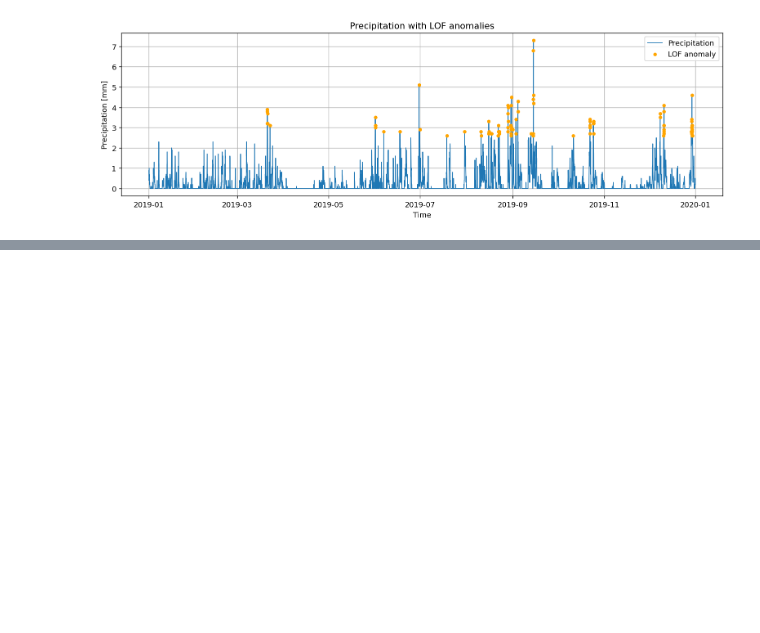
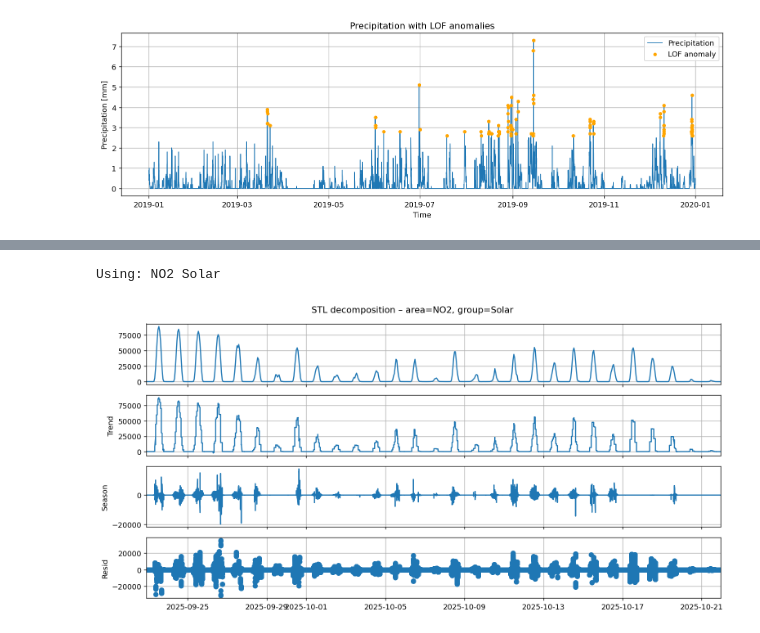
Before and after one commit to Viktoria0720/IND320_VY, a Jupyter notebook: ASSIGNMENTS/PART2/notebooks/IND320_VY_v3.ipynb, the cells around one changed output, grey strips where cells are left out. Saved outputs shown, nothing was run; the diff lists cells and outputs as text; code cells hidden in the pictures; blank space fills up the shorter version.

```diff
--- a/ASSIGNMENTS/PART2/notebooks/IND320_VY_v3.ipynb
+++ b/ASSIGNMENTS/PART2/notebooks/IND320_VY_v3.ipynb
@@ -441,0 +303,55 @@ mongodb://127.0.0.1:27017                     -> OK           DBs: ['admin', 'co
+# %%
+def stl_decompose_production(
+    prod_df: pd.DataFrame,
+    area: str = "NO5",
+    group: str = "Hydro",
+    period: int = 24,      # hourly seasonal period; daily data -> 7 or 365
+    seasonal: int = 13,
+    trend: int = 101,
+    robust: bool = True,
+):
+    """
+    Returns (fig, stl_result). Expects columns: time, area, group, production.
+    """
+    for col in ["time", "production"]:
+        if col not in prod_df.columns:
+            raise ValueError(f"Missing required column '{col}'")
+
+    df = prod_df.copy()
+    if "area" not in df.columns:  df["area"] = area
+    if "group" not in df.columns: df["group"] = group
+
+    df = df[(df["area"] == area) & (df["group"] == group)].sort_values("time")
+    if df.empty:
+        raise ValueError(f"No data for area={area}, group={group}")
+
+    y = pd.Series(df["production"].to_numpy(float), index=pd.to_datetime(df["time"]))
+    res = STL(y, period=period, seasonal=seasonal, trend=trend, robust=robust).fit()
+
+    fig = res.plot()
+    fig.set_size_inches(12, 6)
+    fig.suptitle(f"STL decomposition – area={area}, group={group}")
+    fig.tight_layout()
+    return fig, res
+
+# Choose existing filters
+areas  = prod_df["area"].dropna().unique().tolist() if "area" in prod_df.columns else ["NO1"]
+groups = prod_df["group"].dropna().unique().tolist() if "group" in prod_df.columns else ["Hydro"]
+AREA_FOR_STL  = areas[0]
+GROUP_FOR_STL = groups[0]
+print("Using:", AREA_FOR_STL, GROUP_FOR_STL)
+
+# Test
+if not prod_df.empty:
+    fig_stl, stl_res = stl_decompose_production(
+        prod_df,
+        area=AREA_FOR_STL,
+        group=GROUP_FOR_STL,
+        period=24, seasonal=13, trend=101, robust=True
+    )
+    plt.show()
+else:
+    print("prod_df is empty; verify Mongo data/year/collection.")
+# %% [output]
+Using: NO2 Solar
+[figure, added]
```
Also changed, not shown: parts of 6 cells of this notebook, 1 other file.
